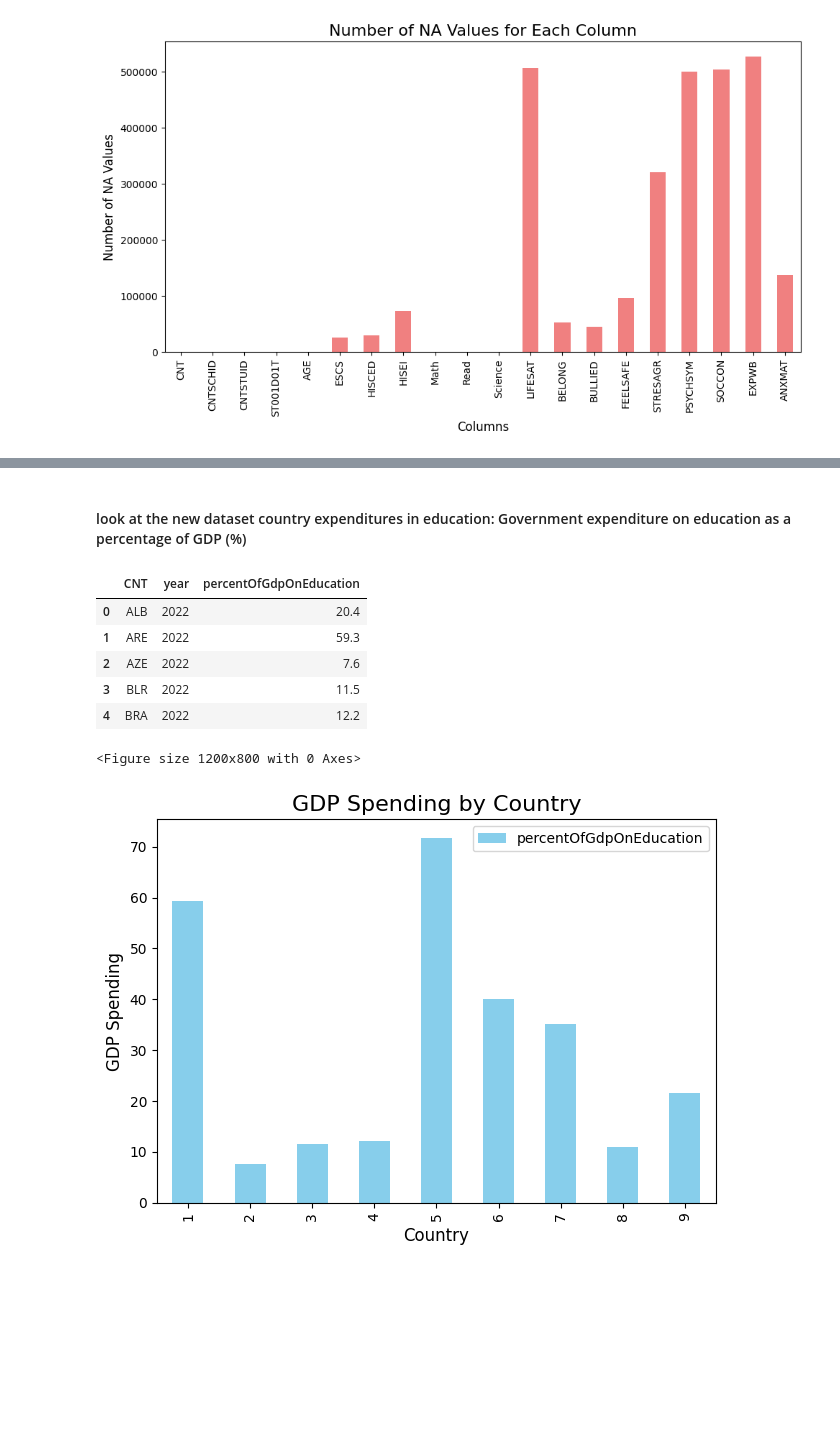
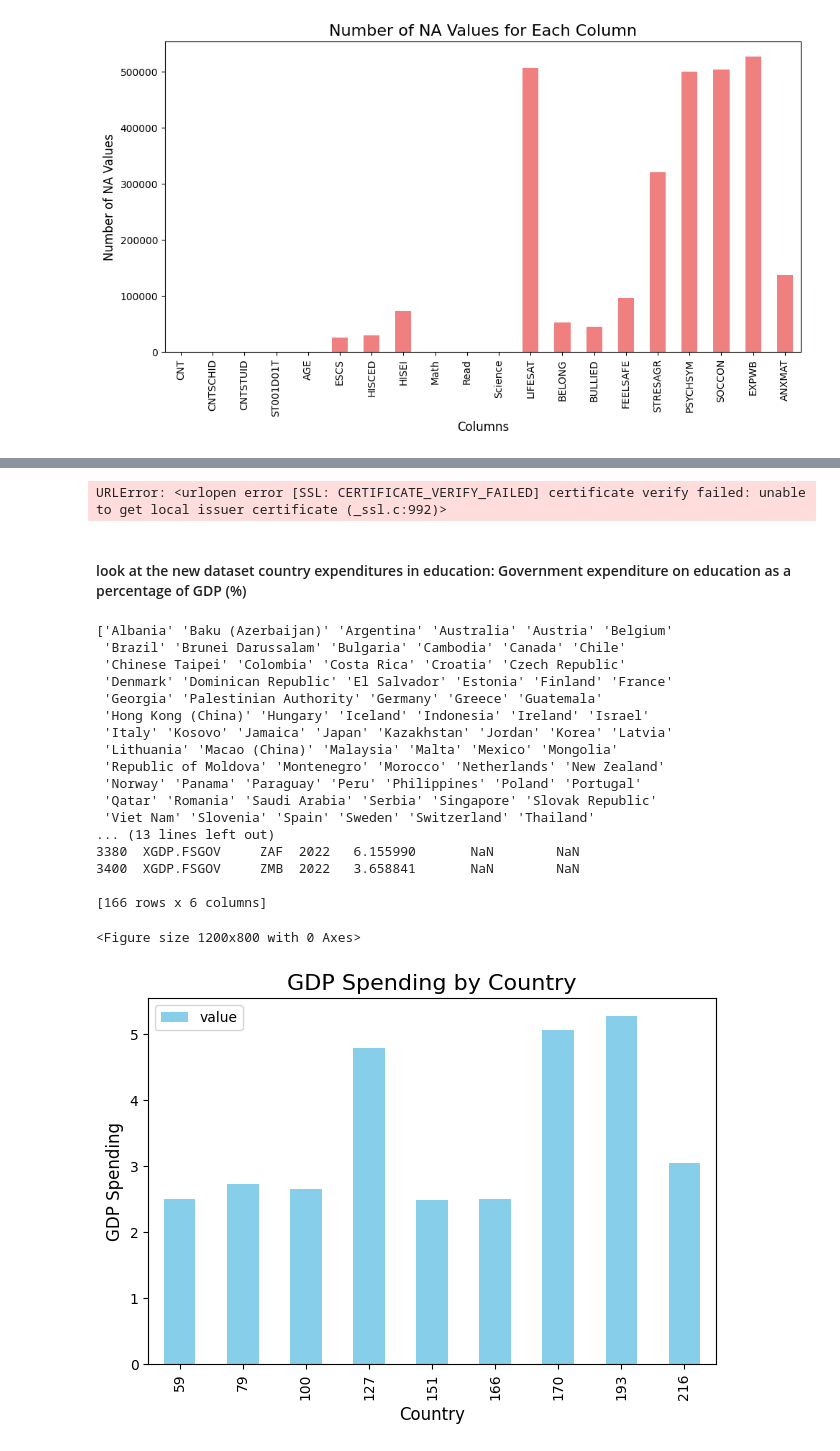
Before and after one commit to RandyHuynh5815/excellent-education-systems, a Jupyter notebook: data-analysis/data/data_observation.ipynb, the cells around one changed output, grey strips where cells are left out. Cells and saved outputs as stored; diff of their text form; code cells hidden in the pictures; blank space fills up the shorter version.

```diff
--- a/data-analysis/data/data_observation.ipynb
+++ b/data-analysis/data/data_observation.ipynb
@@ -66,45 +87,66 @@ plt.show()
+# %%
+
+worldmap =  pygal.maps.world.World()
+# %% [output]
+URLError: <urlopen error [SSL: CERTIFICATE_VERIFY_FAILED] certificate verify failed: unable to get local issuer certificate (_ssl.c:992)>
 # %% [markdown]
 #### look at the new dataset country expenditures in education: Government expenditure on education as a percentage of GDP (%)
 # %%
 import pandas as pd
 
 # Load the dataset
-df_gdp = pd.read_csv('data_2022.csv')
+df_gdp = pd.read_csv('data_gdp_expenditure.csv')
 
 df_gdp.head()
 
 unique_values = df['CNT'].unique()
 
 # Display the unique values
+
 print((unique_values))
+print(len(unique_values))
+df_2022 = df_gdp[df_gdp['year'] == 2022]
+print(df_2022)
 # %% [output]
-|  | CNT | year | percentOfGdpOnEducation |
-| 0 | ALB | 2022 | 20.4 |
-| 1 | ARE | 2022 | 59.3 |
-| 2 | AZE | 2022 | 7.6 |
-| 3 | BLR | 2022 | 11.5 |
-| 4 | BRA | 2022 | 12.2 |
+['Albania' 'Baku (Azerbaijan)' 'Argentina' 'Australia' 'Austria' 'Belgium'
+ 'Brazil' 'Brunei Darussalam' 'Bulgaria' 'Cambodia' 'Canada' 'Chile'
+ 'Chinese Taipei' 'Colombia' 'Costa Rica' 'Croatia' 'Czech Republic'
+ 'Denmark' 'Dominican Republic' 'El Salvador' 'Estonia' 'Finland' 'France'
+ 'Georgia' 'Palestinian Authority' 'Germany' 'Greece' 'Guatemala'
+ 'Hong Kong (China)' 'Hungary' 'Iceland' 'Indonesia' 'Ireland' 'Israel'
+ 'Italy' 'Kosovo' 'Jamaica' 'Japan' 'Kazakhstan' 'Jordan' 'Korea' 'Latvia'
+ 'Lithuania' 'Macao (China)' 'Malaysia' 'Malta' 'Mexico' 'Mongolia'
+ 'Republic of Moldova' 'Montenegro' 'Morocco' 'Netherlands' 'New Zealand'
+ 'Norway' 'Panama' 'Paraguay' 'Peru' 'Philippines' 'Poland' 'Portugal'
+ 'Qatar' 'Romania' 'Saudi Arabia' 'Serbia' 'Singapore' 'Slovak Republic'
+ 'Viet Nam' 'Slovenia' 'Spain' 'Sweden' 'Switzerland' 'Thailand'
+... (13 lines left out)
+3380  XGDP.FSGOV     ZAF  2022   6.155990       NaN        NaN
+3400  XGDP.FSGOV     ZMB  2022   3.658841       NaN        NaN
+
+[166 rows x 6 columns]
 # %%
 import pandas as pd
 import matplotlib.pyplot as plt
 
 
-df_gdp = df_gdp[['CNT', 'percentOfGdpOnEducation']]
+df_filtered_2022 = df_2022[['geoUnit', 'value']]
+df_filtered_2022 = df_filtered_2022[1:10]
 # Create a bar chart
 plt.figure(figsize=(12, 8))
-df_gdp.plot(kind='bar', color='skyblue')
+df_filtered_2022.plot(kind='bar', color='skyblue')
 
 # Add labels and title
 plt.title('GDP Spending by Country', fontsize=16)
 plt.xlabel('Country', fontsize=12)
 plt.ylabel('GDP Spending', fontsize=12)
 
 # Rotate x-axis labels for better readability
 plt.xticks(rotation=90)
 
 # Show the plot
 plt.tight_layout()
 plt.show()
 # %% [output]
 <Figure size 1200x800 with 0 Axes>
-[figure, old version]
+[figure, new version]
```
Also changed, not shown: parts of 1 cell of this notebook, 1 other file.
